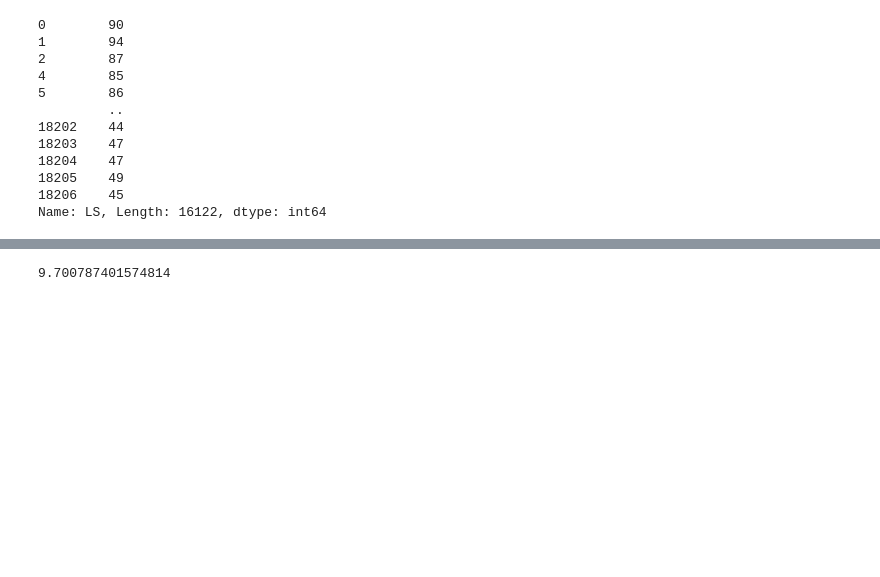
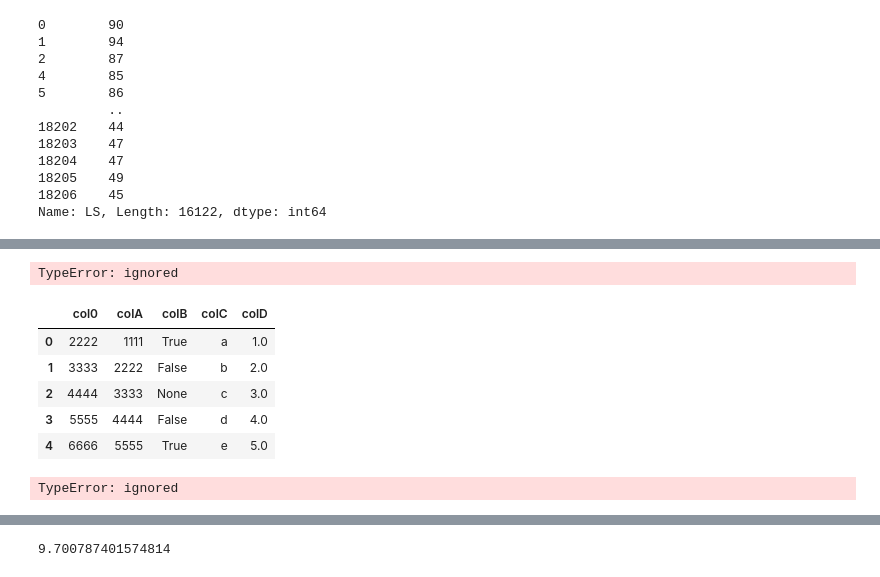
Before and after one commit to Nikitaion/TensorFlowLearning, a Jupyter notebook: 11_tensorflow_exam_skills_checklist.ipynb, the cells around one changed output, grey strips where cells are left out. Cells and saved outputs as stored; diff of their text form; code cells hidden in the pictures; blank space fills up the shorter version.

Commit message:
trying to apply lambda to many columns

```diff
--- a/11_tensorflow_exam_skills_checklist.ipynb
+++ b/11_tensorflow_exam_skills_checklist.ipynb
@@ -558,0 +571,24 @@ Name: LS, Length: 16122, dtype: int64
+# %%
+fifa_19_ds[["LS", "ST"]].apply(lambda x: int(x[:2]) + int(x[-1:]))
+# %% [output]
+TypeError: ignored
+# %%
+test_df = pd.DataFrame({
+    'col0': [2222, 3333, 4444, 5555, 6666],
+    'colA': [1111, 2222, 3333, 4444, 5555],
+    'colB': [True, False, None, False, True],
+    'colC': ['a', 'b', 'c', 'd', 'e'],
+    'colD': [1.0, 2.0, 3.0, 4.0, 5.0]
+})
+test_df
+# %% [output]
+|  | col0 | colA | colB | colC | colD |
+| 0 | 2222 | 1111 | True | a | 1.0 |
+| 1 | 3333 | 2222 | False | b | 2.0 |
+| 2 | 4444 | 3333 | None | c | 3.0 |
+| 3 | 5555 | 4444 | False | d | 4.0 |
+| 4 | 6666 | 5555 | True | e | 5.0 |
+# %%
+test_df[["col0", "colA"]].apply(lambda x: int(x[:2]) + int(x[-1:]))
+# %% [output]
+TypeError: ignored
```
Also changed, not shown: parts of 13 cells of this notebook.
